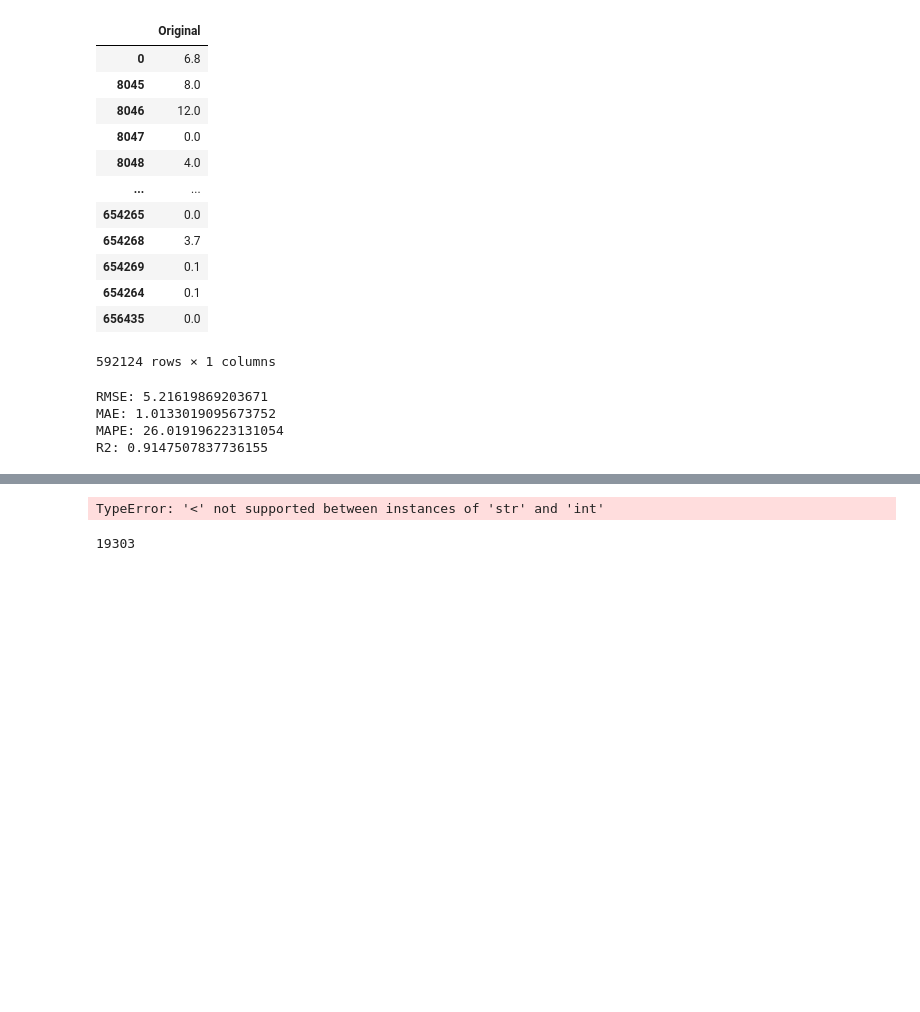
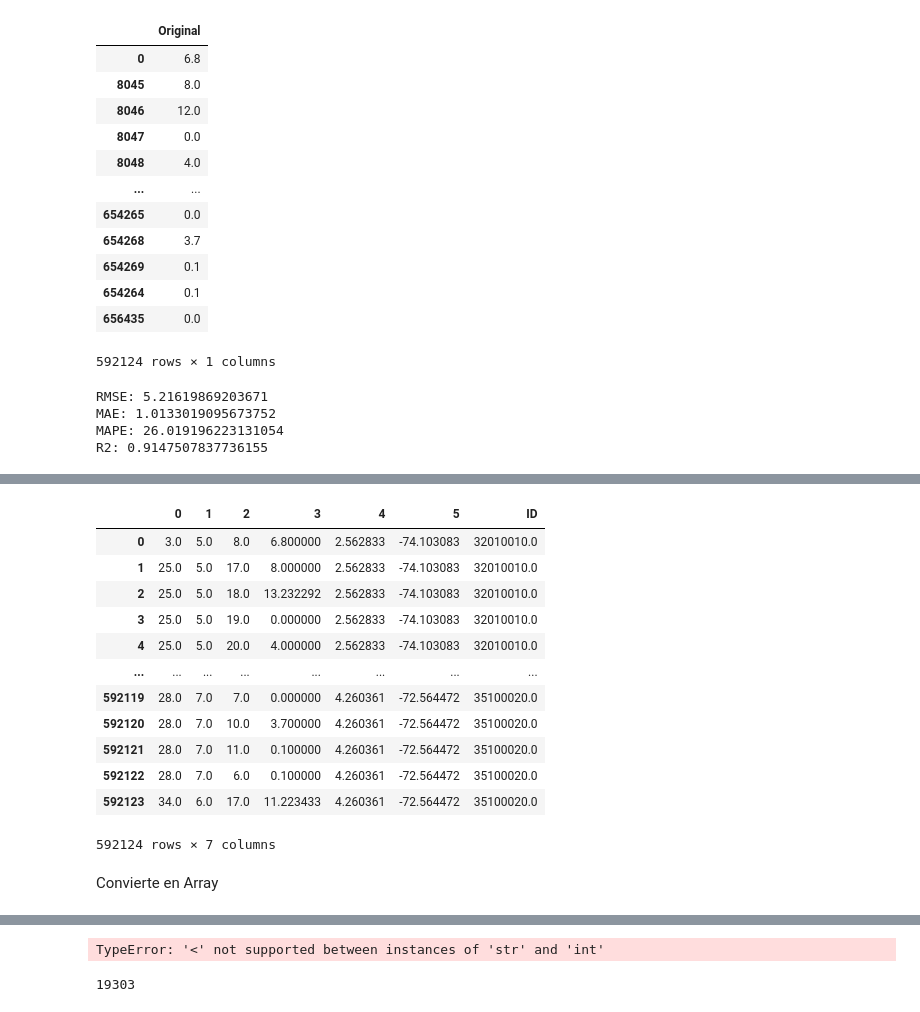
Before and after one commit to Ronaldoh99/Proyecto_mod_precipitacion, a Jupyter notebook: Codigos de Python/NoteNook_model_XGboost.ipynb, the cells around one changed output, grey strips where cells are left out. Saved outputs shown, nothing was run; the diff lists cells and outputs as text; code cells hidden in the pictures; blank space fills up the shorter version.

```diff
--- a/Codigos de Python/NoteNook_model_XGboost.ipynb
+++ b/Codigos de Python/NoteNook_model_XGboost.ipynb
@@ -963,0 +966,22 @@ R2: 0.9147507837736155
+# %%
+X2df = pd.DataFrame(X2)
+
+X2df['ID'] = data_completa_mod2['ID']
+# %%
+X2df
+# %% [output]
+|  | 0 | 1 | 2 | 3 | 4 | 5 | ID |
+| 0 | 3.0 | 5.0 | 8.0 | 6.800000 | 2.562833 | -74.103083 | 32010010.0 |
+| 1 | 25.0 | 5.0 | 17.0 | 8.000000 | 2.562833 | -74.103083 | 32010010.0 |
+| 2 | 25.0 | 5.0 | 18.0 | 13.232292 | 2.562833 | -74.103083 | 32010010.0 |
+| 3 | 25.0 | 5.0 | 19.0 | 0.000000 | 2.562833 | -74.103083 | 32010010.0 |
+| 4 | 25.0 | 5.0 | 20.0 | 4.000000 | 2.562833 | -74.103083 | 32010010.0 |
+| ... | ... | ... | ... | ... | ... | ... | ... |
+| 592119 | 28.0 | 7.0 | 7.0 | 0.000000 | 4.260361 | -72.564472 | 35100020.0 |
+| 592120 | 28.0 | 7.0 | 10.0 | 3.700000 | 4.260361 | -72.564472 | 35100020.0 |
+| 592121 | 28.0 | 7.0 | 11.0 | 0.100000 | 4.260361 | -72.564472 | 35100020.0 |
+| 592122 | 28.0 | 7.0 | 6.0 | 0.100000 | 4.260361 | -72.564472 | 35100020.0 |
+| 592123 | 34.0 | 6.0 | 17.0 | 11.223433 | 4.260361 | -72.564472 | 35100020.0 |
+592124 rows × 7 columns
+# %% [markdown]
+Convierte en Array
```
Also changed, not shown: parts of 19 cells of this notebook, 1 other file.
